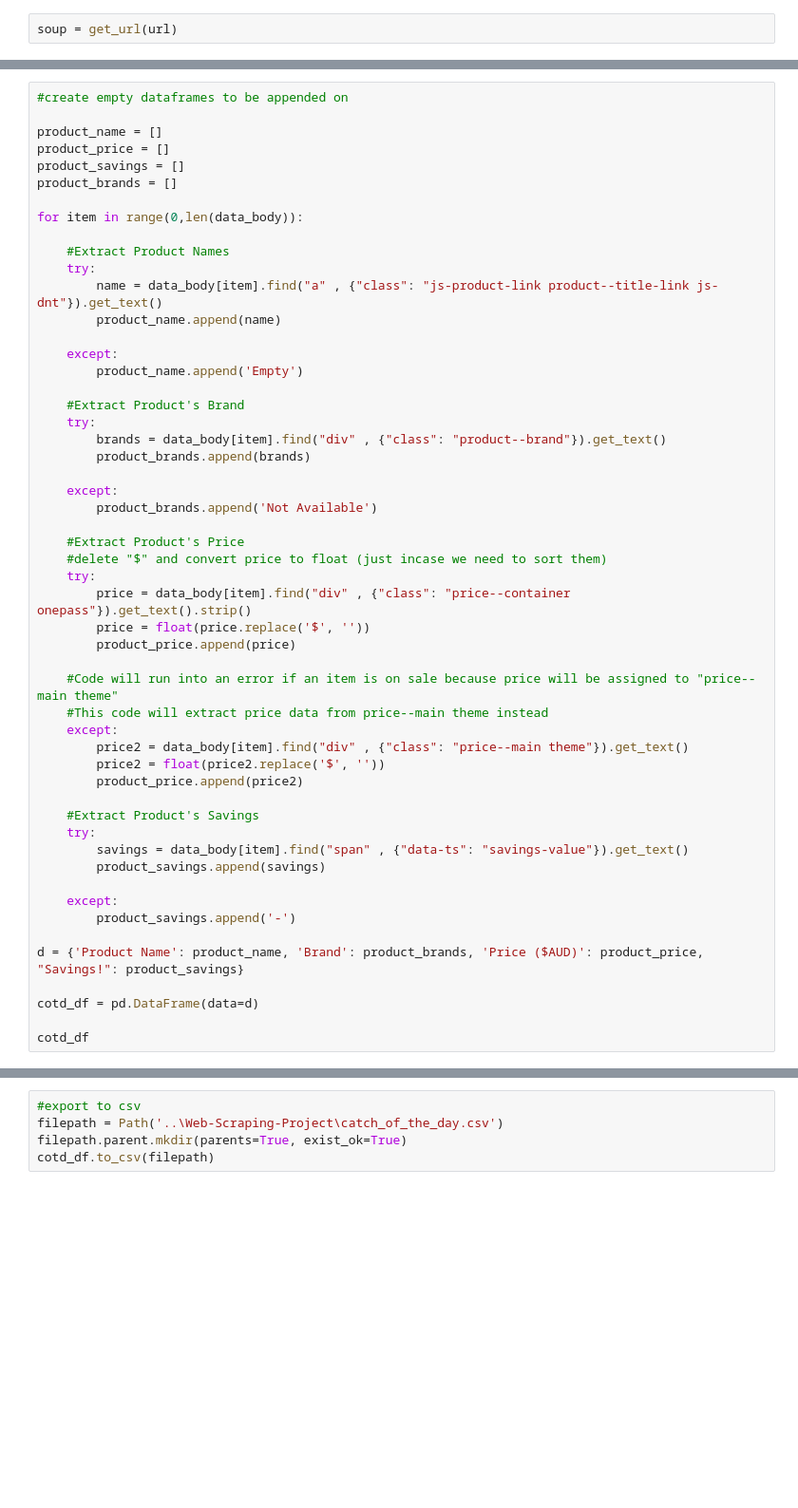
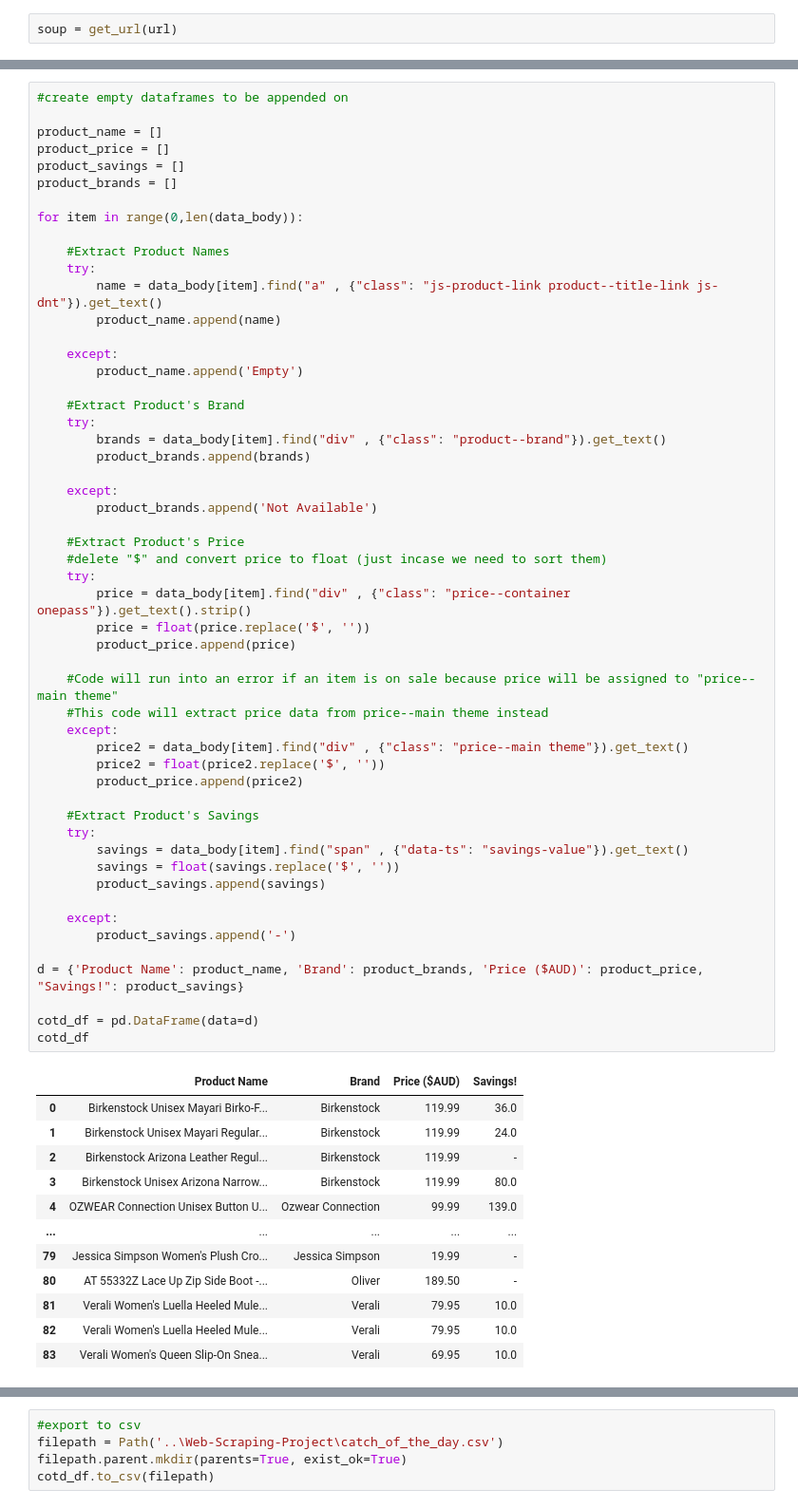
Before and after one commit to yfkok5/Web-Scraping-Project, a Jupyter notebook: catch_of_the_day.ipynb, the cells around one changed output, grey strips where cells are left out. Shown at 95% size. Drawn from its saved outputs; the diff is of its cells as text; blank space fills up the shorter version.

```diff
--- a/catch_of_the_day.ipynb
+++ b/catch_of_the_day.ipynb
@@ -79,31 +93,44 @@ for item in range(0,len(data_body)):
 
     except:
         product_brands.append('Not Available')
 
     #Extract Product's Price
     #delete "$" and convert price to float (just incase we need to sort them)
     try:
         price = data_body[item].find("div" , {"class": "price--container onepass"}).get_text().strip()
         price = float(price.replace('$', ''))
         product_price.append(price)
 
     #Code will run into an error if an item is on sale because price will be assigned to "price--main theme"
     #This code will extract price data from price--main theme instead
     except:
         price2 = data_body[item].find("div" , {"class": "price--main theme"}).get_text()
         price2 = float(price2.replace('$', ''))
         product_price.append(price2)
 
     #Extract Product's Savings
     try:
         savings = data_body[item].find("span" , {"data-ts": "savings-value"}).get_text()
+        savings = float(savings.replace('$', ''))
         product_savings.append(savings)
 
     except:
         product_savings.append('-')
 
 d = {'Product Name': product_name, 'Brand': product_brands, 'Price ($AUD)': product_price, "Savings!": product_savings}
 
 cotd_df = pd.DataFrame(data=d)
-
 cotd_df
+# %% [output]
+|  | Product Name | Brand | Price ($AUD) | Savings! |
+| 0 | Birkenstock Unisex Mayari Birko-F... | Birkenstock | 119.99 | 36.0 |
+| 1 | Birkenstock Unisex Mayari Regular... | Birkenstock | 119.99 | 24.0 |
+| 2 | Birkenstock Arizona Leather Regul... | Birkenstock | 119.99 | - |
+| 3 | Birkenstock Unisex Arizona Narrow... | Birkenstock | 119.99 | 80.0 |
+| 4 | OZWEAR Connection Unisex Button U... | Ozwear Connection | 99.99 | 139.0 |
+| ... | ... | ... | ... | ... |
+| 79 | Jessica Simpson Women's Plush Cro... | Jessica Simpson | 19.99 | - |
+| 80 | AT 55332Z Lace Up Zip Side Boot -... | Oliver | 189.50 | - |
+| 81 | Verali Women's Luella Heeled Mule... | Verali | 79.95 | 10.0 |
+| 82 | Verali Women's Luella Heeled Mule... | Verali | 79.95 | 10.0 |
+| 83 | Verali Women's Queen Slip-On Snea... | Verali | 69.95 | 10.0 |
```
Also changed, not shown: parts of 13 cells of this notebook, 6 other files.
